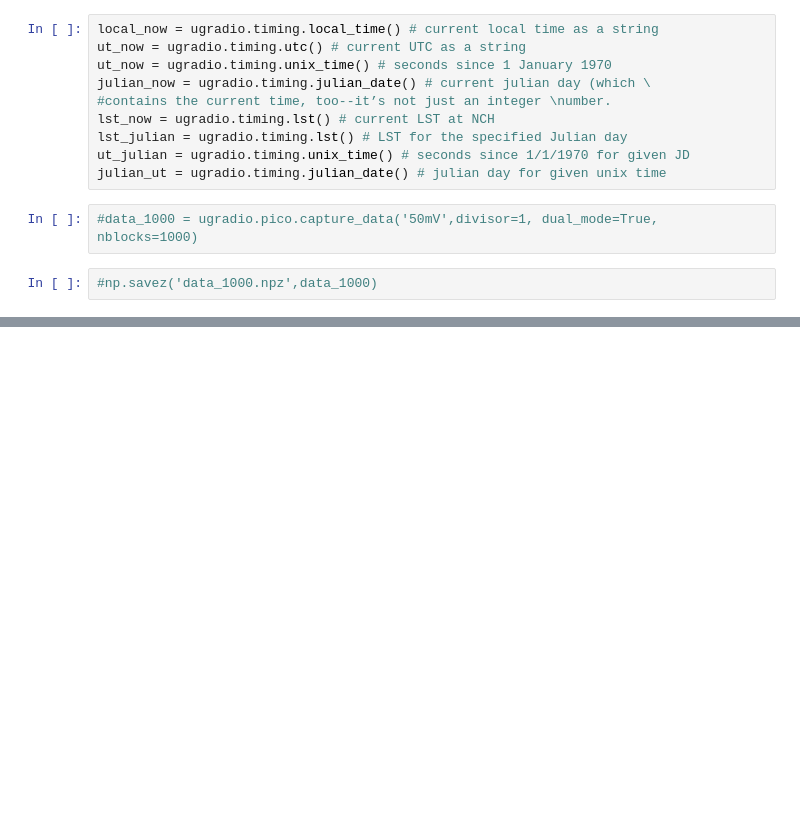
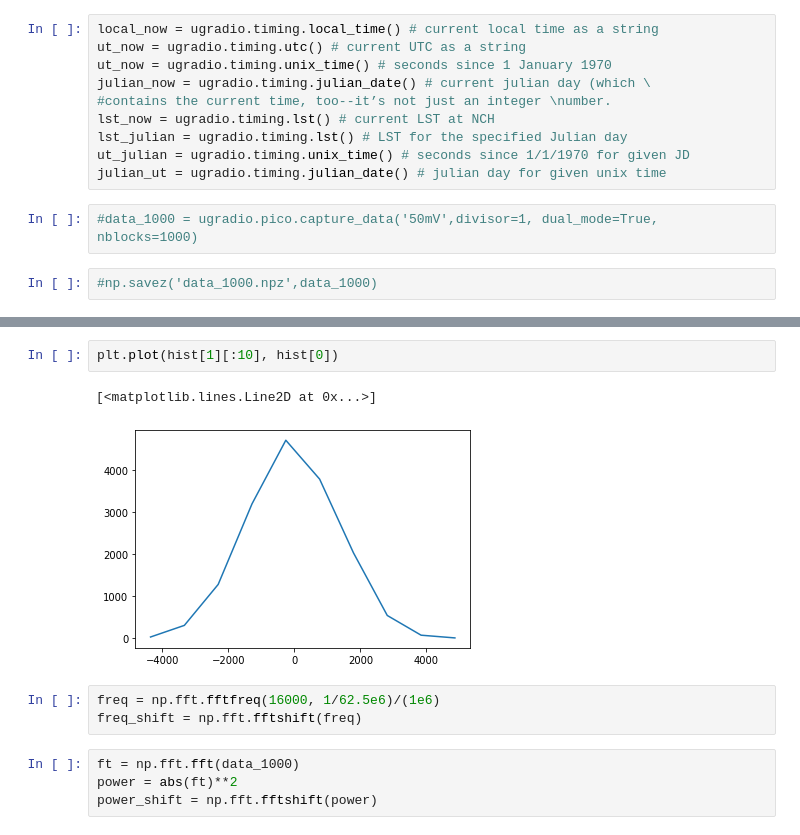
Before and after one commit to melrusso8/Radio-Group-Repo, a Jupyter notebook: LAB 2/Olivia/1000 data collection.ipynb, the cells around one changed output, grey strips where cells are left out. Drawn from its saved outputs; the diff is of its cells as text; blank space fills up the shorter version.

```diff
--- a/LAB 2/Olivia/1000 data collection.ipynb
+++ b/LAB 2/Olivia/1000 data collection.ipynb
@@ -42,0 +34,12 @@ olivia-salaben
+# %%
+plt.plot(hist[1][:10], hist[0])
+# %% [output]
+[<matplotlib.lines.Line2D at 0x...>]
+[figure, added]
+# %%
+freq = np.fft.fftfreq(16000, 1/62.5e6)/(1e6)
+freq_shift = np.fft.fftshift(freq)
+# %%
+ft = np.fft.fft(data_1000)
+power = abs(ft)**2
+power_shift = np.fft.fftshift(power)
```
Also changed, not shown: parts of 9 cells of this notebook.
